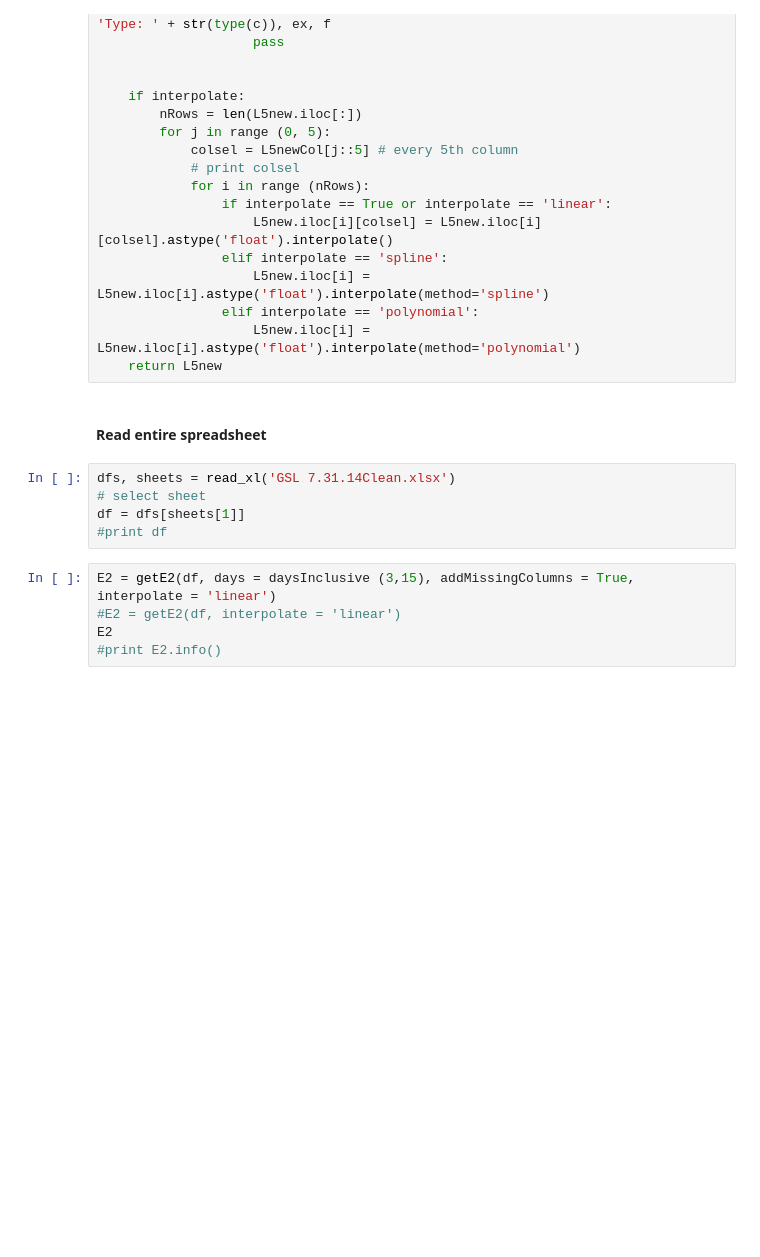
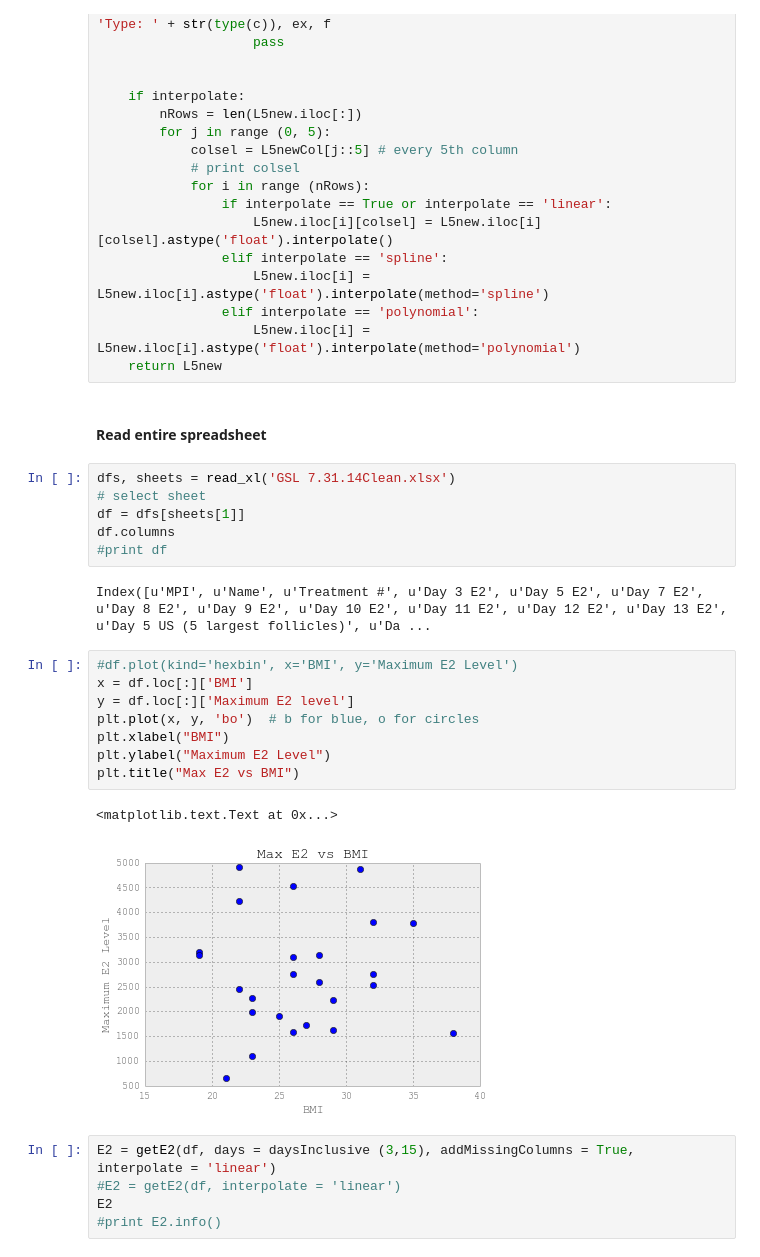
Before and after one commit to jaybo/IVF-scikit-learn, a Jupyter notebook: Notebooks/ivf-Excel.ipynb, the cells around one changed output. Cells and saved outputs as stored; diff of their text form; blank space fills up the shorter version.

Commit message:
BMI vs E2 graph

```diff
--- a/Notebooks/ivf-Excel.ipynb
+++ b/Notebooks/ivf-Excel.ipynb
@@ -170,7 +170,21 @@ def getL5S(df, days = allDays, addMissingColumns = False, interpolate = None):
 dfs, sheets = read_xl('GSL 7.31.14Clean.xlsx')
 # select sheet
 df = dfs[sheets[1]]
+df.columns
 #print df
+# %% [output]
+Index([u'MPI', u'Name', u'Treatment #', u'Day 3 E2', u'Day 5 E2', u'Day 7 E2', u'Day 8 E2', u'Day 9 E2', u'Day 10 E2', u'Day 11 E2', u'Day 12 E2', u'Day 13 E2', u'Day 5 US (5 largest follicles)', u'Da ...
+# %%
+#df.plot(kind='hexbin', x='BMI', y='Maximum E2 Level')
+x = df.loc[:]['BMI']
+y = df.loc[:]['Maximum E2 level']
+plt.plot(x, y, 'bo')  # b for blue, o for circles
+plt.xlabel("BMI")
+plt.ylabel("Maximum E2 Level")
+plt.title("Max E2 vs BMI")
+# %% [output]
+<matplotlib.text.Text at 0x...>
+[figure, added]
 # %%
 E2 = getE2(df, days = daysInclusive (3,15), addMissingColumns = True, interpolate = 'linear')
 #E2 = getE2(df, interpolate = 'linear')
```
